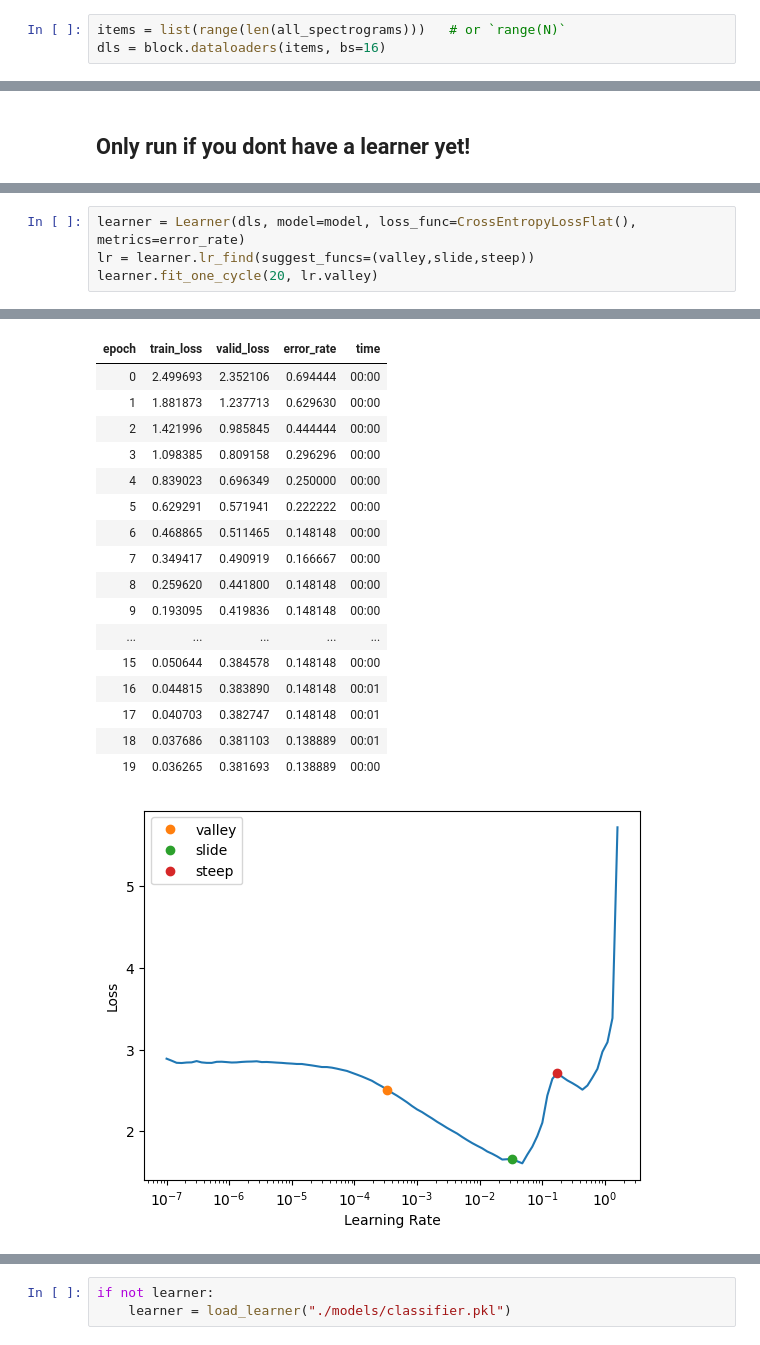
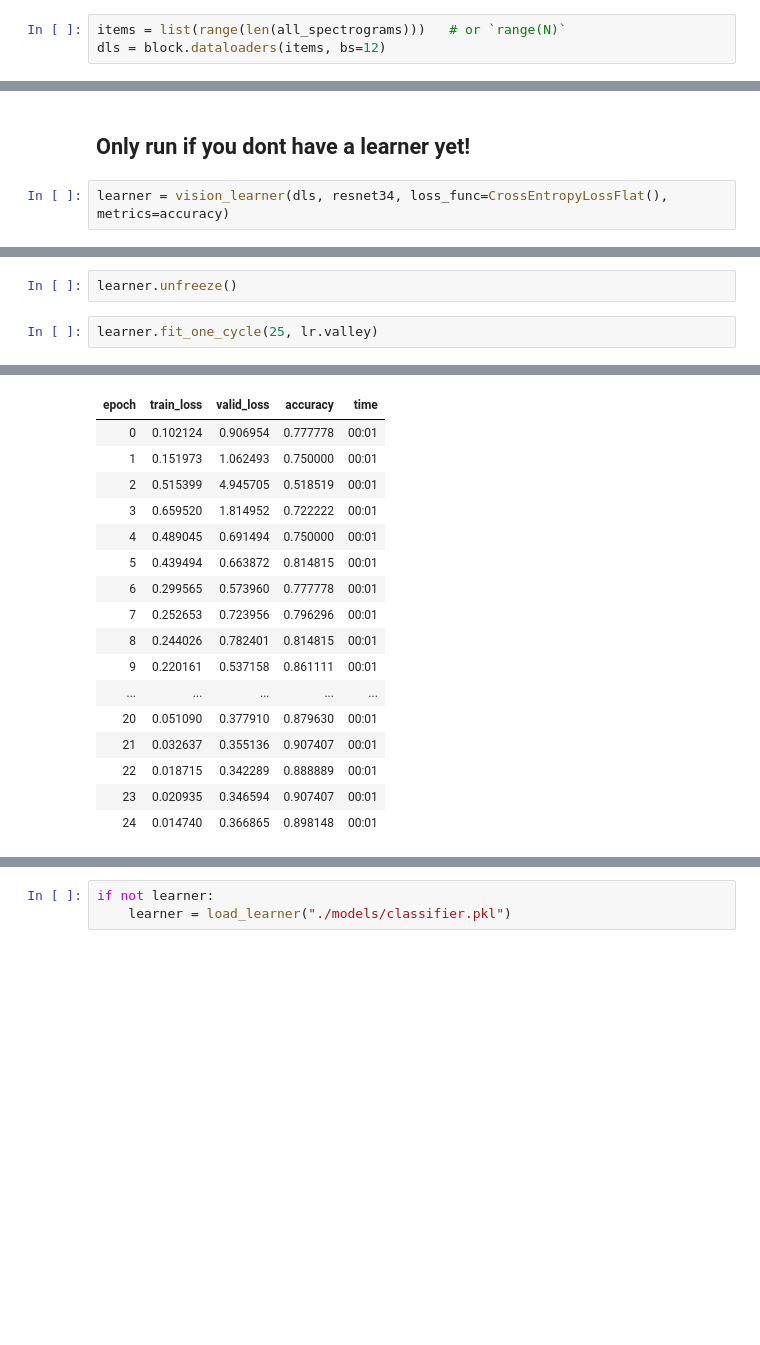
Before and after one commit to Vatnelid-Master-Project/data-analysis, a Jupyter notebook: classification.ipynb, the cells around one changed output, grey strips where cells are left out. Drawn from its saved outputs; the diff is of its cells as text; blank space fills up the shorter version.

```diff
--- a/classification.ipynb
+++ b/classification.ipynb
@@ -142,7 +142,7 @@ len(all_labels)
 540
 # %%
 items = list(range(len(all_spectrograms)))   # or `range(N)`
-dls = block.dataloaders(items, bs=16)
+dls = block.dataloaders(items, bs=12)
 # %%
 dls.show_batch(max_n=6, figsize=(8,8))
 # %% [output]
@@ -171,3 +171,5 @@ model = nn.Sequential(
 )
 # %% [markdown]
 ## Only run if you dont have a learner yet!
+# %%
+learner = vision_learner(dls, resnet34, loss_func=CrossEntropyLossFlat(), metrics=accuracy)
@@ -174,5 +202,5 @@ model = nn.Sequential(
+# %%
+learner.unfreeze()
 # %%
-learner = Learner(dls, model=model, loss_func=CrossEntropyLossFlat(), metrics=error_rate)
-lr = learner.lr_find(suggest_funcs=(valley,slide,steep))
-learner.fit_one_cycle(20, lr.valley)
+learner.fit_one_cycle(25, lr.valley)
 # %% [output]
@@ -180,21 +207,20 @@ learner.fit_one_cycle(20, lr.valley)
-| epoch | train_loss | valid_loss | error_rate | time |
-| 0 | 2.499693 | 2.352106 | 0.694444 | 00:00 |
-| 1 | 1.881873 | 1.237713 | 0.629630 | 00:00 |
-| 2 | 1.421996 | 0.985845 | 0.444444 | 00:00 |
-| 3 | 1.098385 | 0.809158 | 0.296296 | 00:00 |
-| 4 | 0.839023 | 0.696349 | 0.250000 | 00:00 |
-| 5 | 0.629291 | 0.571941 | 0.222222 | 00:00 |
-| 6 | 0.468865 | 0.511465 | 0.148148 | 00:00 |
-| 7 | 0.349417 | 0.490919 | 0.166667 | 00:00 |
-| 8 | 0.259620 | 0.441800 | 0.148148 | 00:00 |
-| 9 | 0.193095 | 0.419836 | 0.148148 | 00:00 |
+| epoch | train_loss | valid_loss | accuracy | time |
+| 0 | 0.102124 | 0.906954 | 0.777778 | 00:01 |
+| 1 | 0.151973 | 1.062493 | 0.750000 | 00:01 |
+| 2 | 0.515399 | 4.945705 | 0.518519 | 00:01 |
+| 3 | 0.659520 | 1.814952 | 0.722222 | 00:01 |
+| 4 | 0.489045 | 0.691494 | 0.750000 | 00:01 |
+| 5 | 0.439494 | 0.663872 | 0.814815 | 00:01 |
+| 6 | 0.299565 | 0.573960 | 0.777778 | 00:01 |
+| 7 | 0.252653 | 0.723956 | 0.796296 | 00:01 |
+| 8 | 0.244026 | 0.782401 | 0.814815 | 00:01 |
+| 9 | 0.220161 | 0.537158 | 0.861111 | 00:01 |
 | ... | ... | ... | ... | ... |
-| 15 | 0.050644 | 0.384578 | 0.148148 | 00:00 |
-| 16 | 0.044815 | 0.383890 | 0.148148 | 00:01 |
-| 17 | 0.040703 | 0.382747 | 0.148148 | 00:01 |
-| 18 | 0.037686 | 0.381103 | 0.138889 | 00:01 |
-| 19 | 0.036265 | 0.381693 | 0.138889 | 00:00 |
+| 20 | 0.051090 | 0.377910 | 0.879630 | 00:01 |
+| 21 | 0.032637 | 0.355136 | 0.907407 | 00:01 |
+| 22 | 0.018715 | 0.342289 | 0.888889 | 00:01 |
+| 23 | 0.020935 | 0.346594 | 0.907407 | 00:01 |
+| 24 | 0.014740 | 0.366865 | 0.898148 | 00:01 |
-[figure, removed]
 # %%
 learner.summary()
 # %% [output]
```
Also changed, not shown: parts of 18 cells of this notebook, 6 other files.
